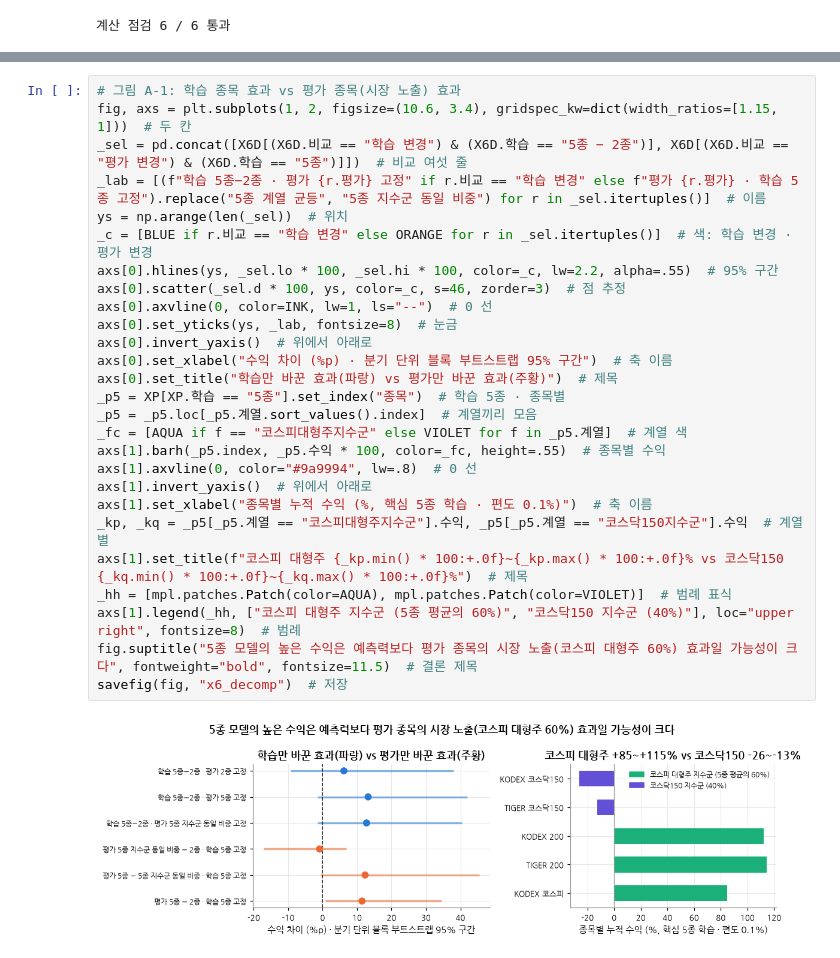
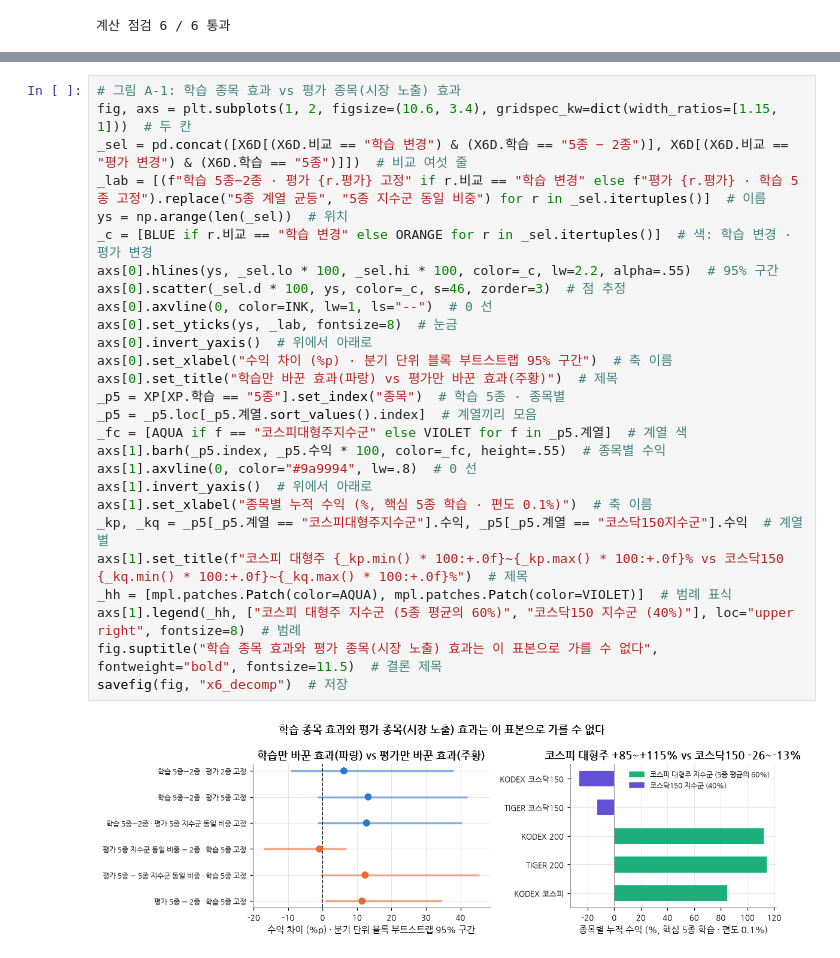
Before and after one commit to nanahyun3/R2H, a Jupyter notebook: 1107_중간연구보고.ipynb, the cells around one changed output, grey strips where cells are left out. Saved outputs shown, nothing was run; the diff lists cells and outputs as text.

```diff
--- a/1107_중간연구보고.ipynb
+++ b/1107_중간연구보고.ipynb
@@ -3005,30 +2994,30 @@ dump()  # 수치 저장
 # %%
 # 그림 A-1: 학습 종목 효과 vs 평가 종목(시장 노출) 효과
 fig, axs = plt.subplots(1, 2, figsize=(10.6, 3.4), gridspec_kw=dict(width_ratios=[1.15, 1]))  # 두 칸
 _sel = pd.concat([X6D[(X6D.비교 == "학습 변경") & (X6D.학습 == "5종 − 2종")], X6D[(X6D.비교 == "평가 변경") & (X6D.학습 == "5종")]])  # 비교 여섯 줄
 _lab = [(f"학습 5종−2종 · 평가 {r.평가} 고정" if r.비교 == "학습 변경" else f"평가 {r.평가} · 학습 5종 고정").replace("5종 계열 균등", "5종 지수군 동일 비중") for r in _sel.itertuples()]  # 이름
 ys = np.arange(len(_sel))  # 위치
 _c = [BLUE if r.비교 == "학습 변경" else ORANGE for r in _sel.itertuples()]  # 색: 학습 변경 · 평가 변경
 axs[0].hlines(ys, _sel.lo * 100, _sel.hi * 100, color=_c, lw=2.2, alpha=.55)  # 95% 구간
 axs[0].scatter(_sel.d * 100, ys, color=_c, s=46, zorder=3)  # 점 추정
 axs[0].axvline(0, color=INK, lw=1, ls="--")  # 0 선
 axs[0].set_yticks(ys, _lab, fontsize=8)  # 눈금
 axs[0].invert_yaxis()  # 위에서 아래로
 axs[0].set_xlabel("수익 차이 (%p) · 분기 단위 블록 부트스트랩 95% 구간")  # 축 이름
 axs[0].set_title("학습만 바꾼 효과(파랑) vs 평가만 바꾼 효과(주황)")  # 제목
 _p5 = XP[XP.학습 == "5종"].set_index("종목")  # 학습 5종 · 종목별
 _p5 = _p5.loc[_p5.계열.sort_values().index]  # 계열끼리 모음
 _fc = [AQUA if f == "코스피대형주지수군" else VIOLET for f in _p5.계열]  # 계열 색
 axs[1].barh(_p5.index, _p5.수익 * 100, color=_fc, height=.55)  # 종목별 수익
 axs[1].axvline(0, color="#9a9994", lw=.8)  # 0 선
 axs[1].invert_yaxis()  # 위에서 아래로
 axs[1].set_xlabel("종목별 누적 수익 (%, 핵심 5종 학습 · 편도 0.1%)")  # 축 이름
 _kp, _kq = _p5[_p5.계열 == "코스피대형주지수군"].수익, _p5[_p5.계열 == "코스닥150지수군"].수익  # 계열별
 axs[1].set_title(f"코스피 대형주 {_kp.min() * 100:+.0f}~{_kp.max() * 100:+.0f}% vs 코스닥150 {_kq.min() * 100:+.0f}~{_kq.max() * 100:+.0f}%")  # 제목
 _hh = [mpl.patches.Patch(color=AQUA), mpl.patches.Patch(color=VIOLET)]  # 범례 표식
 axs[1].legend(_hh, ["코스피 대형주 지수군 (5종 평균의 60%)", "코스닥150 지수군 (40%)"], loc="upper right", fontsize=8)  # 범례
-fig.suptitle("5종 모델의 높은 수익은 예측력보다 평가 종목의 시장 노출(코스피 대형주 60%) 효과일 가능성이 크다", fontweight="bold", fontsize=11.5)  # 결론 제목
+fig.suptitle("학습 종목 효과와 평가 종목(시장 노출) 효과는 이 표본으로 가를 수 없다", fontweight="bold", fontsize=11.5)  # 결론 제목
 savefig(fig, "x6_decomp")  # 저장
 # %% [output]
-[figure, old version]
+[figure, new version]
 # %% [markdown]
```
Also changed, not shown: parts of 37 cells of this notebook, 10 other files.
